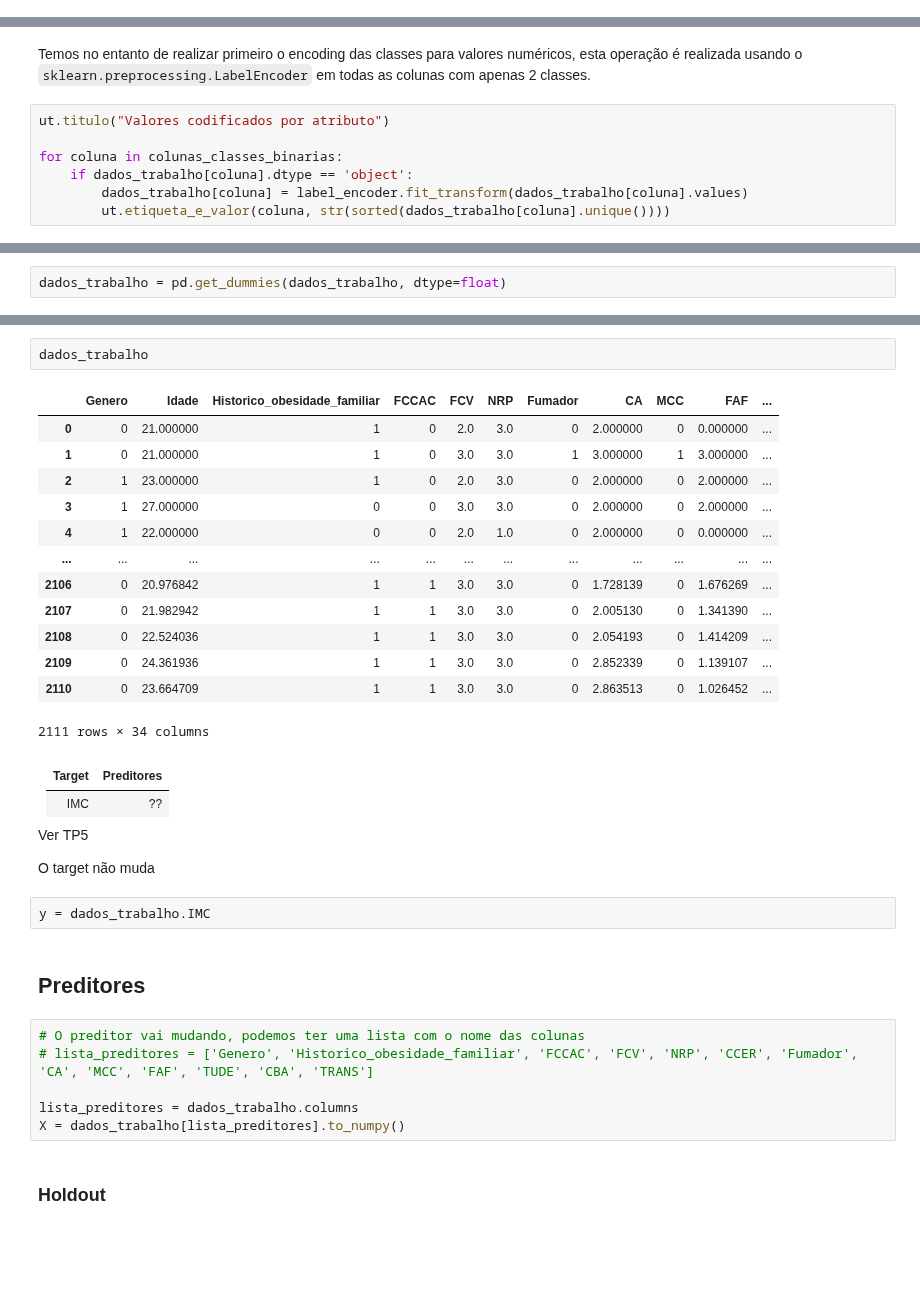
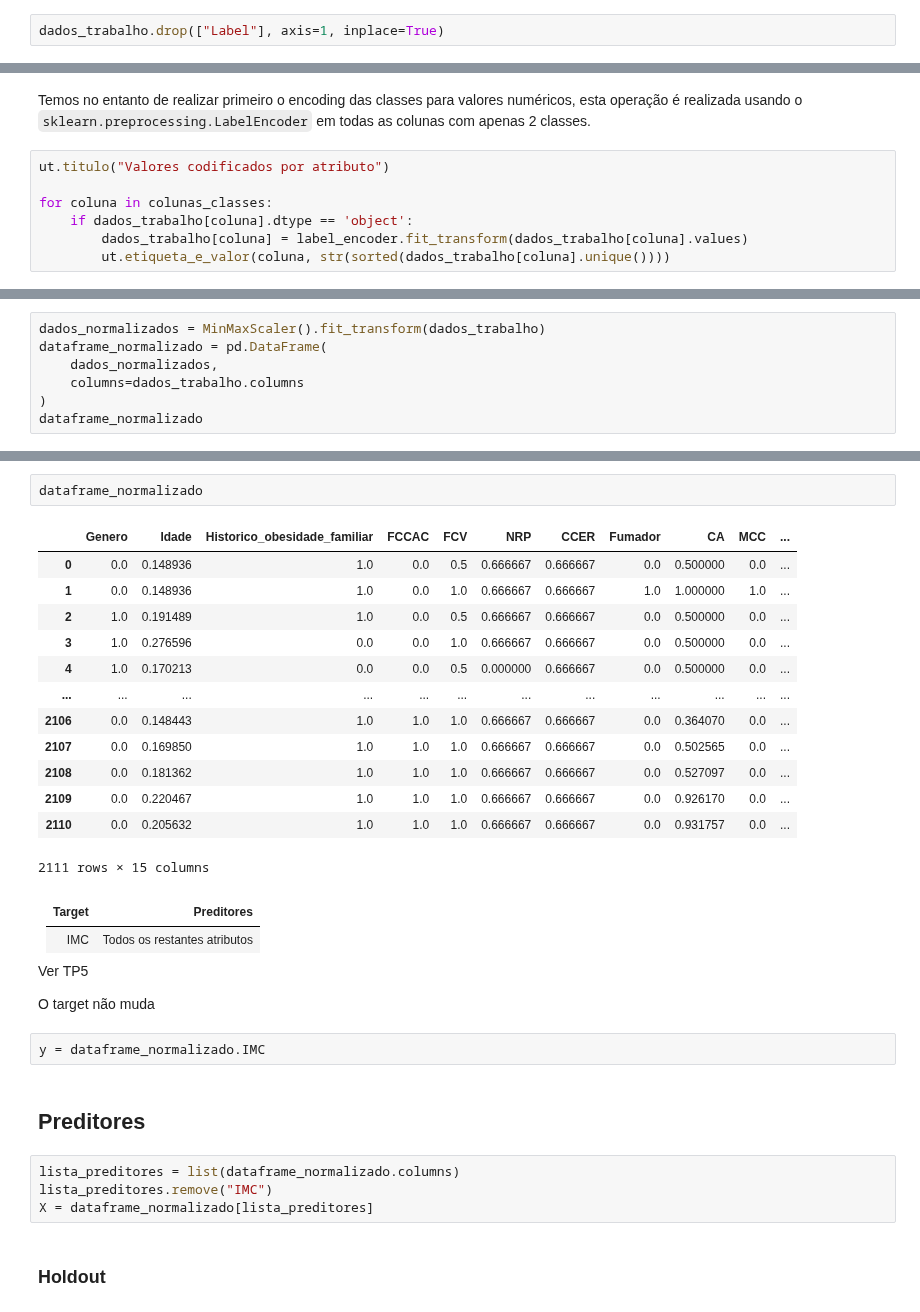
Before and after one commit to preis/anadi_2024, a Jupyter notebook: notebooks/Trabalho 2/codigo/4.1.7c_MLPRegressor.ipynb, the cells around one changed output, grey strips where cells are left out. Cells and saved outputs as stored; diff of their text form; blank space fills up the shorter version.

```diff
--- a/notebooks/Trabalho 2/codigo/4.1.7c_MLPRegressor.ipynb
+++ b/notebooks/Trabalho 2/codigo/4.1.7c_MLPRegressor.ipynb
@@ -40,3 +42,5 @@ dados_trabalho = pd.read_csv(ficheiro)
+# %%
+dados_trabalho.drop(["Label"], axis=1, inplace=True)
 # %%
 dados_trabalho
 # %% [output]
@@ -58,7 +62,7 @@ Temos no entanto de realizar primeiro o encoding das classes para valores numér
 # %%
 ut.titulo("Valores codificados por atributo")
 
-for coluna in colunas_classes_binarias:
+for coluna in colunas_classes:
     if dados_trabalho[coluna].dtype == 'object':
         dados_trabalho[coluna] = label_encoder.fit_transform(dados_trabalho[coluna].values)
         ut.etiqueta_e_valor(coluna, str(sorted(dados_trabalho[coluna].unique())))
@@ -74,2 +81,7 @@ Para colunas que têm mais que 2 classes precisamos de utilizar o ``pandas.get_d
 # %%
-dados_trabalho = pd.get_dummies(dados_trabalho, dtype=float)
+dados_normalizados = MinMaxScaler().fit_transform(dados_trabalho)
+dataframe_normalizado = pd.DataFrame(
+    dados_normalizados,
+    columns=dados_trabalho.columns
+)
+dataframe_normalizado
@@ -76,37 +102,35 @@ dados_trabalho = pd.get_dummies(dados_trabalho, dtype=float)
 # %%
-dados_trabalho
+dataframe_normalizado
 # %% [output]
-|  | Genero | Idade | Historico_obesidade_familiar | FCCAC | FCV | NRP | Fumador | CA | MCC | FAF | ... |
-| 0 | 0 | 21.000000 | 1 | 0 | 2.0 | 3.0 | 0 | 2.000000 | 0 | 0.000000 | ... |
-| 1 | 0 | 21.000000 | 1 | 0 | 3.0 | 3.0 | 1 | 3.000000 | 1 | 3.000000 | ... |
-| 2 | 1 | 23.000000 | 1 | 0 | 2.0 | 3.0 | 0 | 2.000000 | 0 | 2.000000 | ... |
-| 3 | 1 | 27.000000 | 0 | 0 | 3.0 | 3.0 | 0 | 2.000000 | 0 | 2.000000 | ... |
-| 4 | 1 | 22.000000 | 0 | 0 | 2.0 | 1.0 | 0 | 2.000000 | 0 | 0.000000 | ... |
+|  | Genero | Idade | Historico_obesidade_familiar | FCCAC | FCV | NRP | CCER | Fumador | CA | MCC | ... |
+| 0 | 0.0 | 0.148936 | 1.0 | 0.0 | 0.5 | 0.666667 | 0.666667 | 0.0 | 0.500000 | 0.0 | ... |
+| 1 | 0.0 | 0.148936 | 1.0 | 0.0 | 1.0 | 0.666667 | 0.666667 | 1.0 | 1.000000 | 1.0 | ... |
+| 2 | 1.0 | 0.191489 | 1.0 | 0.0 | 0.5 | 0.666667 | 0.666667 | 0.0 | 0.500000 | 0.0 | ... |
+| 3 | 1.0 | 0.276596 | 0.0 | 0.0 | 1.0 | 0.666667 | 0.666667 | 0.0 | 0.500000 | 0.0 | ... |
+| 4 | 1.0 | 0.170213 | 0.0 | 0.0 | 0.5 | 0.000000 | 0.666667 | 0.0 | 0.500000 | 0.0 | ... |
 | ... | ... | ... | ... | ... | ... | ... | ... | ... | ... | ... | ... |
-| 2106 | 0 | 20.976842 | 1 | 1 | 3.0 | 3.0 | 0 | 1.728139 | 0 | 1.676269 | ... |
-| 2107 | 0 | 21.982942 | 1 | 1 | 3.0 | 3.0 | 0 | 2.005130 | 0 | 1.341390 | ... |
-| 2108 | 0 | 22.524036 | 1 | 1 | 3.0 | 3.0 | 0 | 2.054193 | 0 | 1.414209 | ... |
-| 2109 | 0 | 24.361936 | 1 | 1 | 3.0 | 3.0 | 0 | 2.852339 | 0 | 1.139107 | ... |
-| 2110 | 0 | 23.664709 | 1 | 1 | 3.0 | 3.0 | 0 | 2.863513 | 0 | 1.026452 | ... |
+| 2106 | 0.0 | 0.148443 | 1.0 | 1.0 | 1.0 | 0.666667 | 0.666667 | 0.0 | 0.364070 | 0.0 | ... |
+| 2107 | 0.0 | 0.169850 | 1.0 | 1.0 | 1.0 | 0.666667 | 0.666667 | 0.0 | 0.502565 | 0.0 | ... |
+| 2108 | 0.0 | 0.181362 | 1.0 | 1.0 | 1.0 | 0.666667 | 0.666667 | 0.0 | 0.527097 | 0.0 | ... |
+| 2109 | 0.0 | 0.220467 | 1.0 | 1.0 | 1.0 | 0.666667 | 0.666667 | 0.0 | 0.926170 | 0.0 | ... |
+| 2110 | 0.0 | 0.205632 | 1.0 | 1.0 | 1.0 | 0.666667 | 0.666667 | 0.0 | 0.931757 | 0.0 | ... |
-2111 rows × 34 columns
+2111 rows × 15 columns
 # %% [markdown]
-| Target | Preditores |
-|--------|------------|
-| IMC    | ??         |
+| Target | Preditores                   |
+|--------|------------------------------|
+| IMC    | Todos os restantes atributos |
 
 Ver TP5
 
 O target não muda
 # %%
-y = dados_trabalho.IMC
+y = dataframe_normalizado.IMC
 # %% [markdown]
 ## Preditores
 # %%
-# O preditor vai mudando, podemos ter uma lista com o nome das colunas
-# lista_preditores = ['Genero', 'Historico_obesidade_familiar', 'FCCAC', 'FCV', 'NRP', 'CCER', 'Fumador', 'CA', 'MCC', 'FAF', 'TUDE', 'CBA', 'TRANS']
-
-lista_preditores = dados_trabalho.columns
-X = dados_trabalho[lista_preditores].to_numpy()
+lista_preditores = list(dataframe_normalizado.columns)
+lista_preditores.remove("IMC")
+X = dataframe_normalizado[lista_preditores]
 # %% [markdown]
 ### Holdout
 # %%
```
Also changed, not shown: parts of 21 cells of this notebook, 4 other files.
